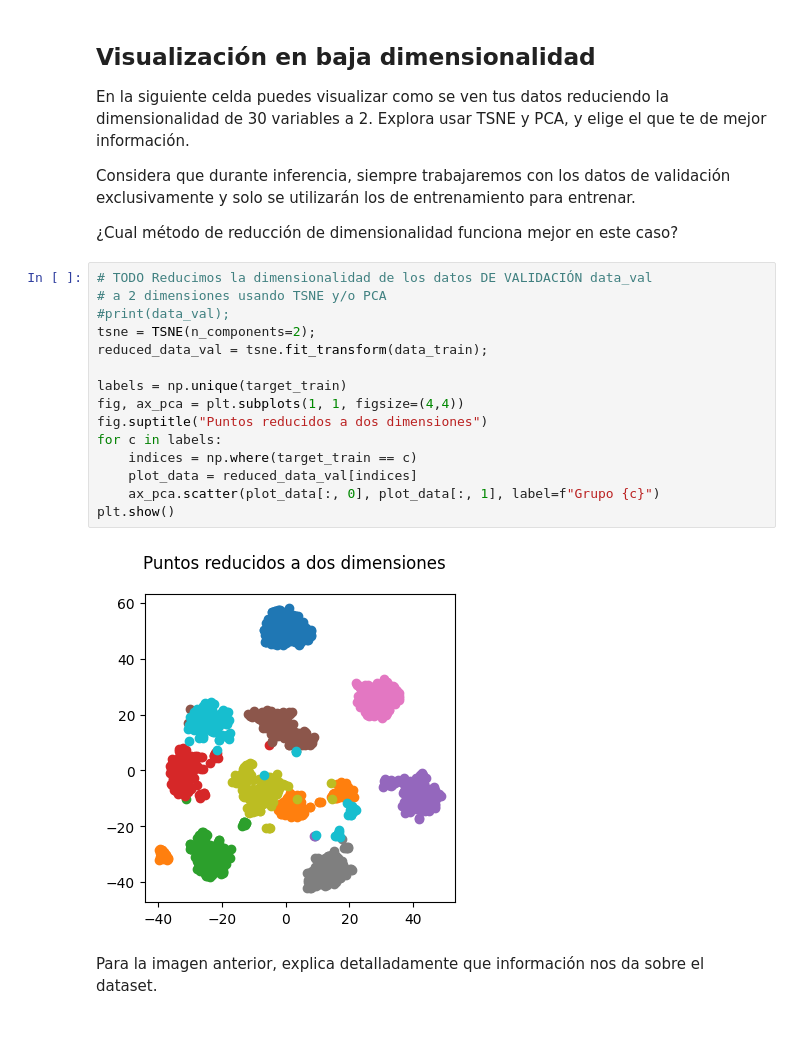
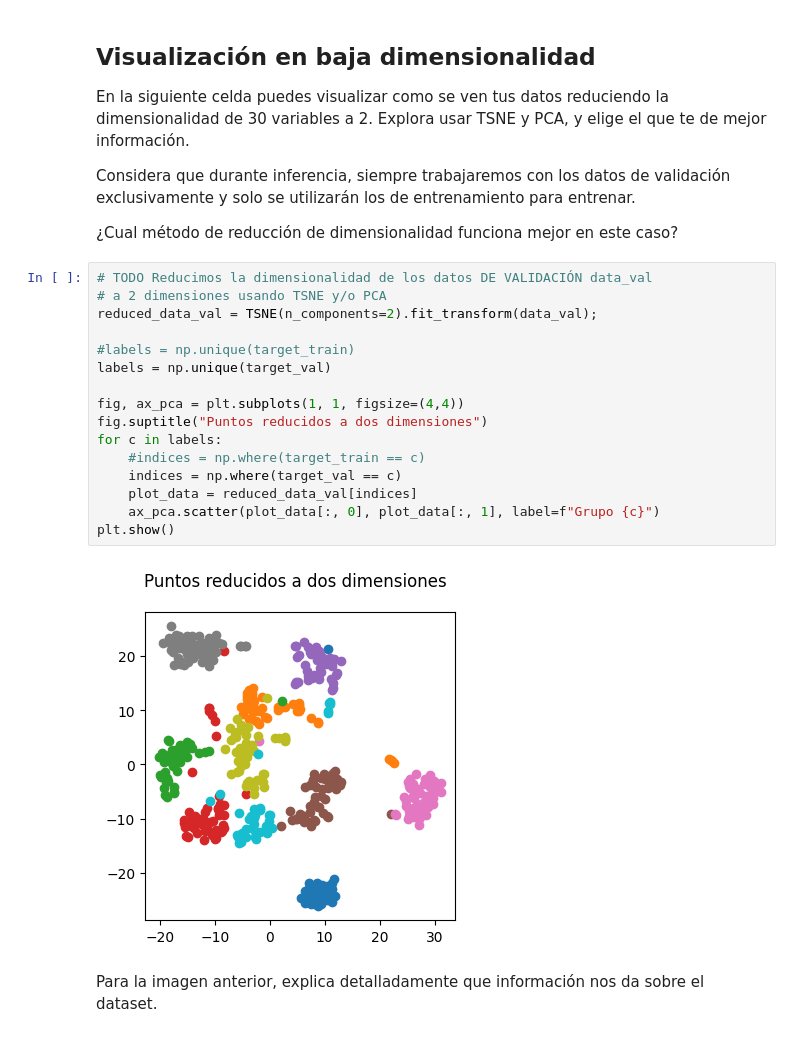
Before and after one commit to Teggun7565/SI23, a Jupyter notebook: proyecto_1_ML/proyecto_1_ML.ipynb, the cells around one changed output. Saved outputs shown, nothing was run; the diff lists cells and outputs as text.

Commit message:
celda - visualizacion en baja dimensionalidad

```diff
--- a/proyecto_1_ML/proyecto_1_ML.ipynb
+++ b/proyecto_1_ML/proyecto_1_ML.ipynb
@@ -96,20 +96,21 @@ Considera que durante inferencia, siempre trabajaremos con los datos de validaci
 # %%
 # TODO Reducimos la dimensionalidad de los datos DE VALIDACIÓN data_val
 # a 2 dimensiones usando TSNE y/o PCA
-#print(data_val);
-tsne = TSNE(n_components=2);
-reduced_data_val = tsne.fit_transform(data_train);
+reduced_data_val = TSNE(n_components=2).fit_transform(data_val);
 
-labels = np.unique(target_train)
+#labels = np.unique(target_train)
+labels = np.unique(target_val)
+
 fig, ax_pca = plt.subplots(1, 1, figsize=(4,4))
 fig.suptitle("Puntos reducidos a dos dimensiones")
 for c in labels:
-    indices = np.where(target_train == c)
+    #indices = np.where(target_train == c)
+    indices = np.where(target_val == c)
     plot_data = reduced_data_val[indices]
     ax_pca.scatter(plot_data[:, 0], plot_data[:, 1], label=f"Grupo {c}")
 plt.show()
 # %% [output]
-[figure, old version]
+[figure, new version]
 # %% [markdown]
 Para la imagen anterior, explica detalladamente que información nos da sobre el dataset.
 # %% [markdown]
```
